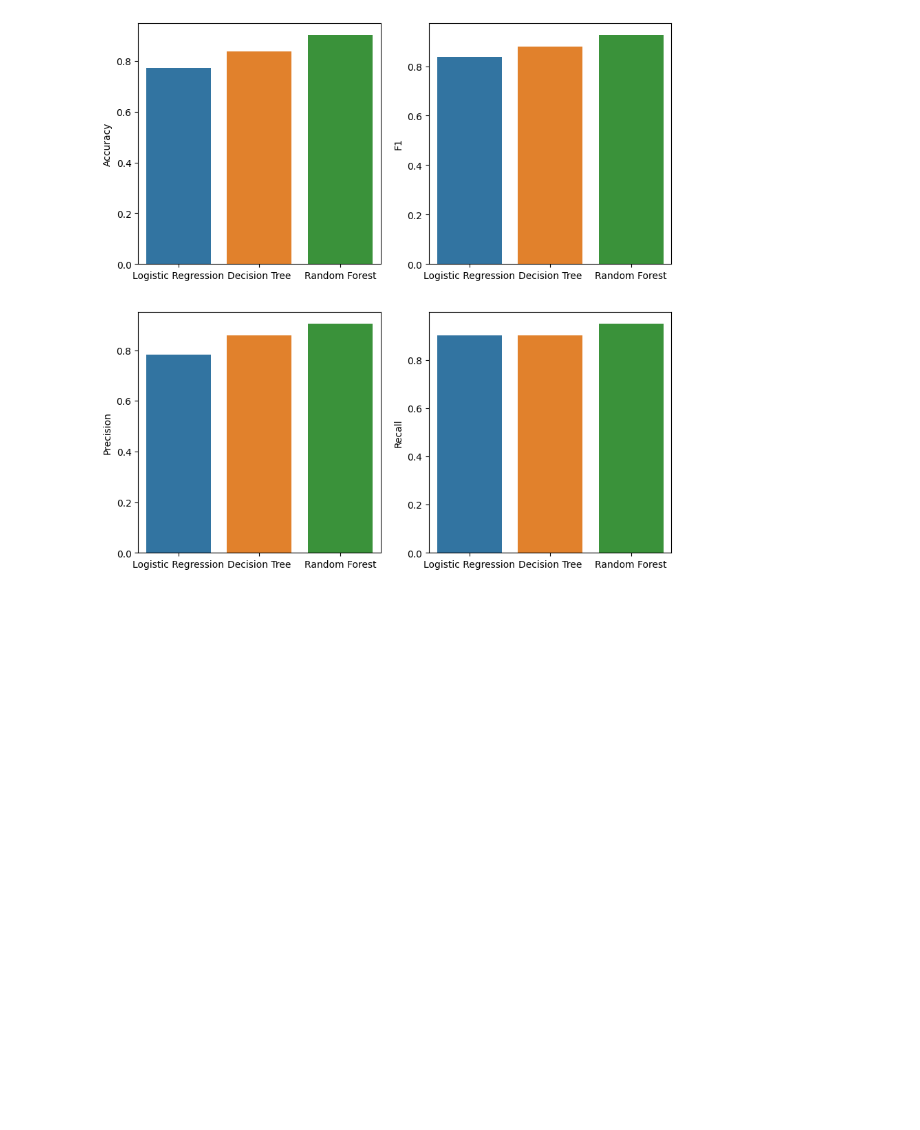
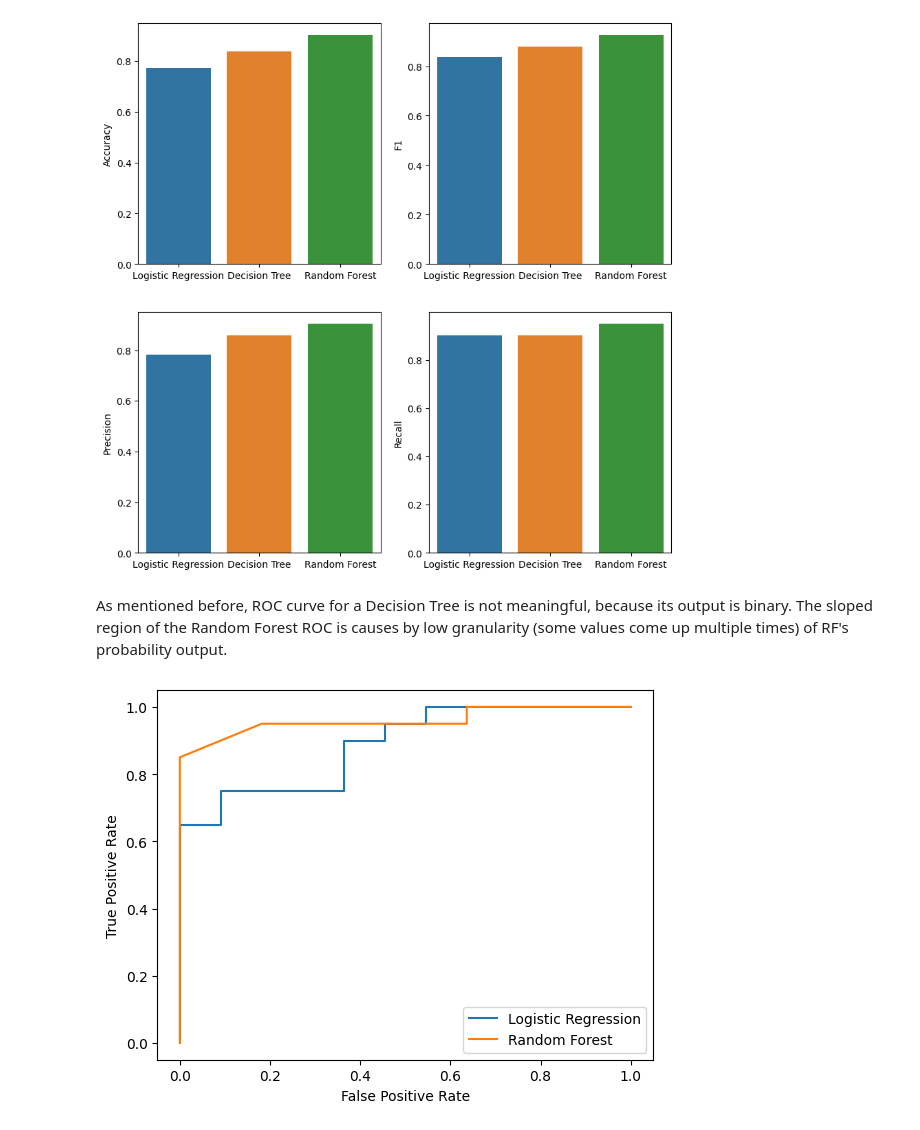
Before and after one commit to mim-uw/eXplainableMachineLearning-2023, a Jupyter notebook: Homeworks/HW1/MaciejPióro/solution.ipynb, the cells around one changed output. Drawn from its saved outputs; the diff is of its cells as text; code cells hidden in the pictures; blank space fills up the shorter version.

```diff
--- a/Homeworks/HW1/MaciejPióro/solution.ipynb
+++ b/Homeworks/HW1/MaciejPióro/solution.ipynb
@@ -65,5 +48,5 @@ X_train, X_test, y_train, y_test = train_test_split(X, y, test_size=TEST_SIZE, r
 # %%
-from sklearn.metrics import accuracy_score, f1_score, precision_score, recall_score
+from sklearn.metrics import accuracy_score, f1_score, precision_score, recall_score, roc_curve
 
 def check_model_quality(model_name, y_test, y_pred):
   print("Quality with", model_name)
@@ -79,3 +62,4 @@ def check_model_quality(model_name, y_test, y_pred):
   return accuracy, f1, precision, recall
 
 metrics = pd.DataFrame(columns=['Accuracy', 'F1', 'Precision', 'Recall'])
+roc_curves = {}
@@ -87,8 +74,11 @@ logistic_regression = LogisticRegression(random_state=SEED, max_iter=10_000)
 logistic_regression.fit(X_train, y_train)
 
 y_pred = logistic_regression.predict(X_test)
+score = logistic_regression.predict_proba(X_test)[:, 1]
+
 acc, f1, pr, rc = check_model_quality('Logistic Regression', y_test, y_pred)
 metrics.loc['Logistic Regression'] = [acc, f1, pr, rc]
+roc_curves['Logistic Regression'] = roc_curve(y_test, score)[:-1]
 # %% [output]
 Quality with Logistic Regression
 - Accuracy score: 0.77
@@ -114,15 +111,18 @@ Quality with Decision Tree Classifier
 # %%
 from sklearn.ensemble import RandomForestClassifier
 from sklearn.metrics import make_scorer
-
+from random import gauss
 
 forest_classifier = RandomForestClassifier(random_state=SEED)
 forest_classifier.fit(X_train, y_train)
 
 
 y_pred = forest_classifier.predict(X_test)
+score = forest_classifier.predict_proba(X_test)[:, 1]
+
 acc, f1, pr, rc = check_model_quality('Random Forest Classifier', y_test, y_pred)
 metrics.loc['Random Forest'] = [acc, f1, pr, rc]
+roc_curves['Random Forest'] = roc_curve(y_test, score)[:-1]
 # %% [output]
 Quality with Random Forest Classifier
 - Accuracy score: 0.90
@@ -141,3 +139,14 @@ for m, ax in zip(['Accuracy', 'F1', 'Precision', 'Recall'], ([0, 0], [0, 1], [1,
     sns.barplot(x = metrics.index, y = metrics[m], ax=axes[ax[0], ax[1]])
 # %% [output]
 [figure]
+# %% [markdown]
+As mentioned before, ROC curve for a Decision Tree is not meaningful, because its output is binary. The sloped region of the Random Forest ROC is causes by low granularity (some values come up multiple times) of RF's probability output.
+# %%
+for name, (fpr, tpr) in roc_curves.items():
+    plt.plot(fpr, tpr, label=name)
+plt.xlabel('False Positive Rate')
+plt.ylabel('True Positive Rate')
+plt.legend()
+plt.show()
+# %% [output]
+[figure, added]
```
Also changed, not shown: parts of 13 cells of this notebook.
